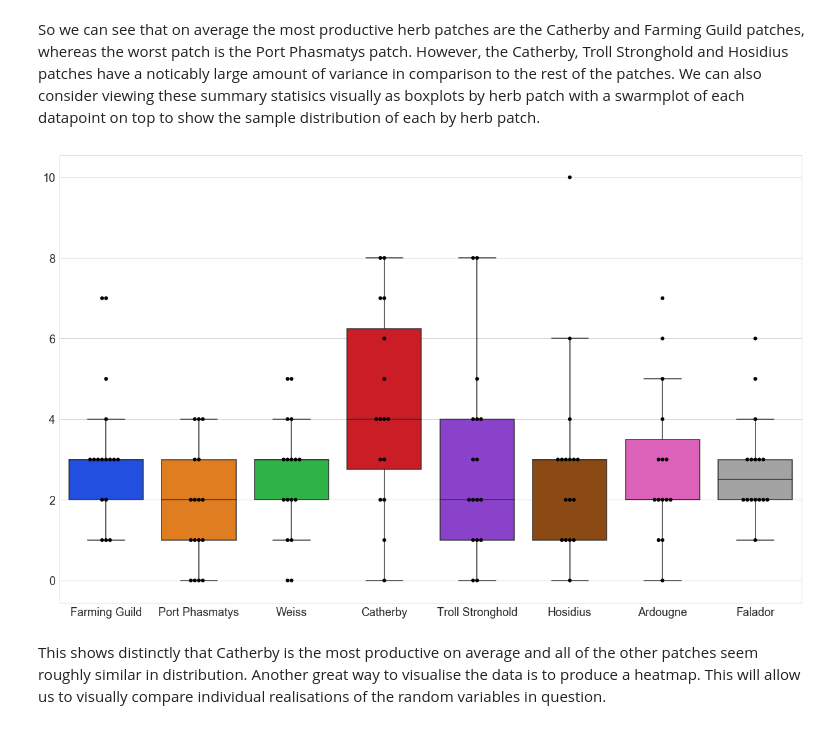
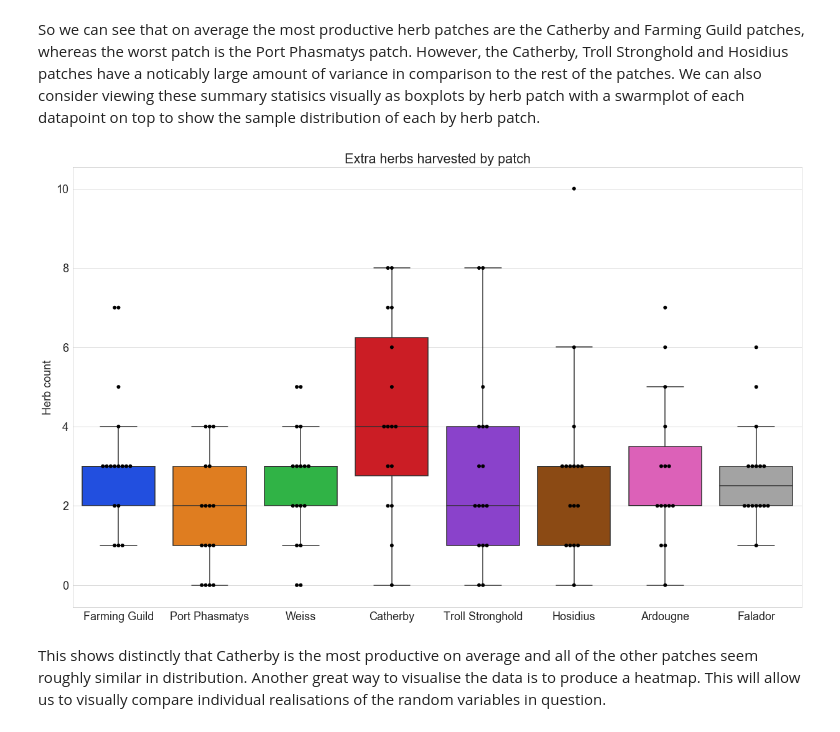
Before and after one commit to HStuklis/my-projects, a Jupyter notebook: Herb-Runs/04-Herb-Runs.ipynb, the cells around one changed output. Saved outputs shown, nothing was run; the diff lists cells and outputs as text; code cells hidden in the pictures.

```diff
--- a/Herb-Runs/04-Herb-Runs.ipynb
+++ b/Herb-Runs/04-Herb-Runs.ipynb
@@ -101,9 +101,11 @@ round(df_herbRand.describe(),2)
 So we can see that on average the most productive herb patches are the Catherby and Farming Guild patches, whereas the worst patch is the Port Phasmatys patch. However, the Catherby, Troll Stronghold and Hosidius patches have a noticably large amount of variance in comparison to the rest of the patches. We can also consider viewing these summary statisics visually as boxplots by herb patch with a swarmplot of each datapoint on top to show the sample distribution of each by herb patch.
 # %%
 sns.boxplot(data = df_herbRand, showfliers = False)
-sns.swarmplot(data = df_herbRand, color = "black", size = 6);
+sns.swarmplot(data = df_herbRand, color = "black", size = 6)
+plt.ylabel('Herb count')
+plt.title('Extra herbs harvested by patch');
 # %% [output]
-[figure, old version]
+[figure, new version]
 # %% [markdown]
 This shows distinctly that Catherby is the most productive on average and all of the other patches seem roughly similar in distribution. Another great way to visualise the data is to produce a heatmap. This will allow us to visually compare individual realisations of the random variables in question.
 # %%
```
Also changed, not shown: parts of 7 cells of this notebook, 1 other file.
